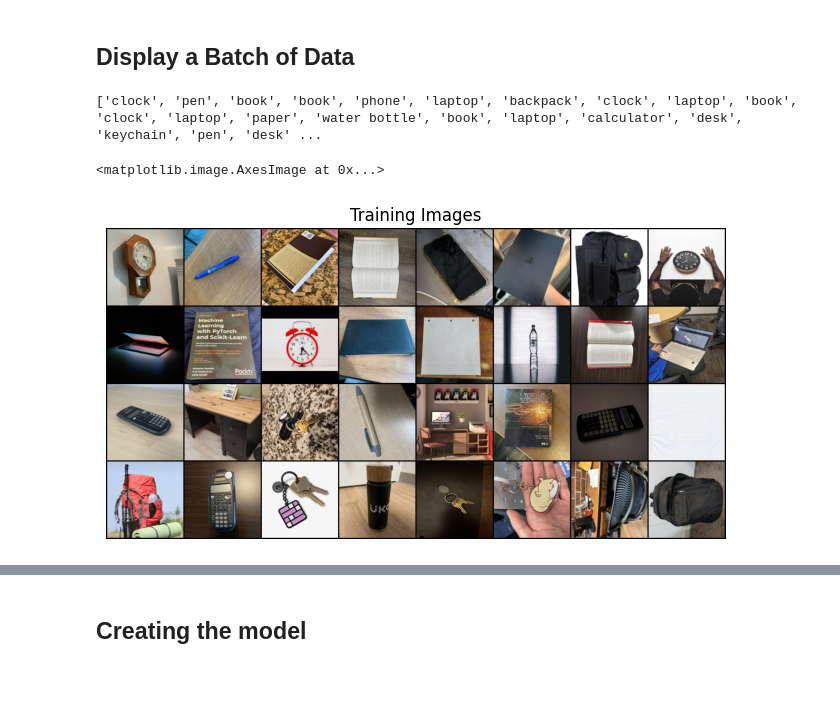
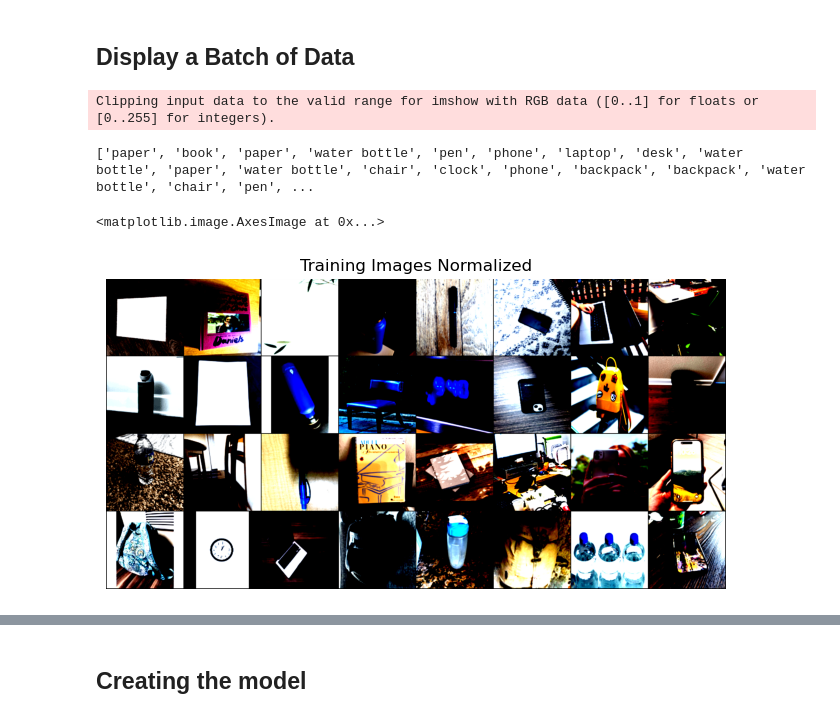
Before and after one commit to jacobgale21/finalCAIProject, a Jupyter notebook: project.ipynb, the cells around one changed output, grey strips where cells are left out. Cells and saved outputs as stored; diff of their text form; code cells hidden in the pictures; blank space fills up the shorter version.

```diff
--- a/project.ipynb
+++ b/project.ipynb
@@ -51,7 +51,14 @@ labels = [item for item in os.listdir(image_path) if os.path.isdir(os.path.join(
 labels = sorted(labels)
 print(labels)
 # Gets image data from files
-image_transform =  Compose([transforms.PILToTensor()])
+
+# Different image_transform because of pretrained model
+# image_transform =  Compose([transforms.PILToTensor()])
+image_transform = Compose([
+    transforms.Resize((224, 224)),
+    transforms.ToTensor(),
+    transforms.Normalize(mean=[0.485, 0.456, 0.406], std=[0.229, 0.224, 0.225])
+])
 image_data= torchvision.datasets.ImageFolder(image_path, transform=image_transform)
 
 train_data, eval_data = random_split(image_data, [.7, .3])
@@ -63,16 +70,19 @@ eval_data= DataLoader(eval_data, batch_size=32, shuffle=True)
 # %% [markdown]
 ## Display a Batch of Data
 # %%
+# Displaying the training images normalized that we will use for training
 
 iterator = iter(train_data)
 batch = next(iterator)
 image_labels = [ labels[i] for i in batch[-1]]
 print(image_labels)
+
 plt.figure(figsize=(8, 8))
 plt.axis("off")
-plt.title("Training Images")
-plt.imshow(np.transpose(vutils.make_grid( batch[0]),(1,2,0)))
+plt.title("Training Images Normalized")
+plt.imshow(np.transpose(vutils.make_grid(batch[0]),(1,2,0)))
 # %% [output]
-['clock', 'pen', 'book', 'book', 'phone', 'laptop', 'backpack', 'clock', 'laptop', 'book', 'clock', 'laptop', 'paper', 'water bottle', 'book', 'laptop', 'calculator', 'desk', 'keychain', 'pen', 'desk' ...
+Clipping input data to the valid range for imshow with RGB data ([0..1] for floats or [0..255] for integers).
-<matplotlib.image.AxesImage at 0x...>
+['paper', 'book', 'paper', 'water bottle', 'pen', 'phone', 'laptop', 'desk', 'water bottle', 'paper', 'water bottle', 'chair', 'clock', 'phone', 'backpack', 'backpack', 'water bottle', 'chair', 'pen', ...
+<matplotlib.image.AxesImage at 0x...>
-[figure, old version]
+[figure, new version]
```
Also changed, not shown: parts of 6 cells of this notebook.
